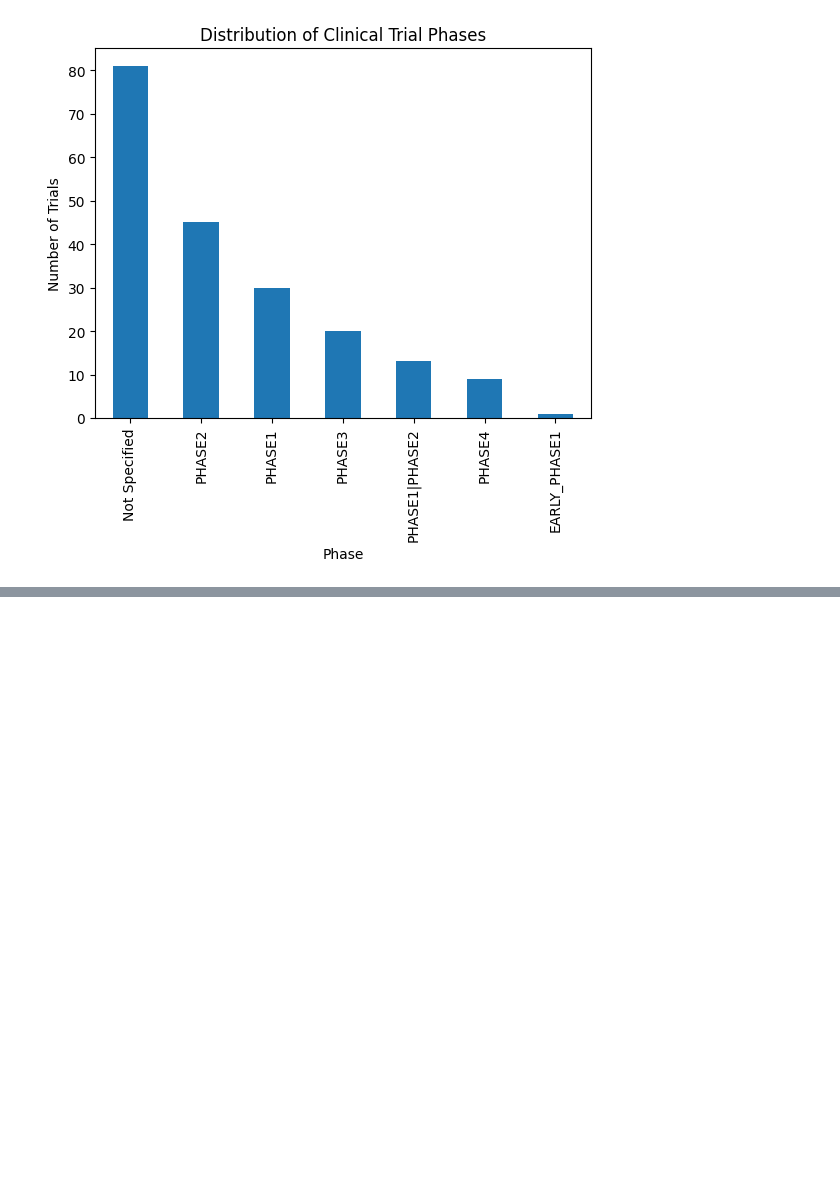
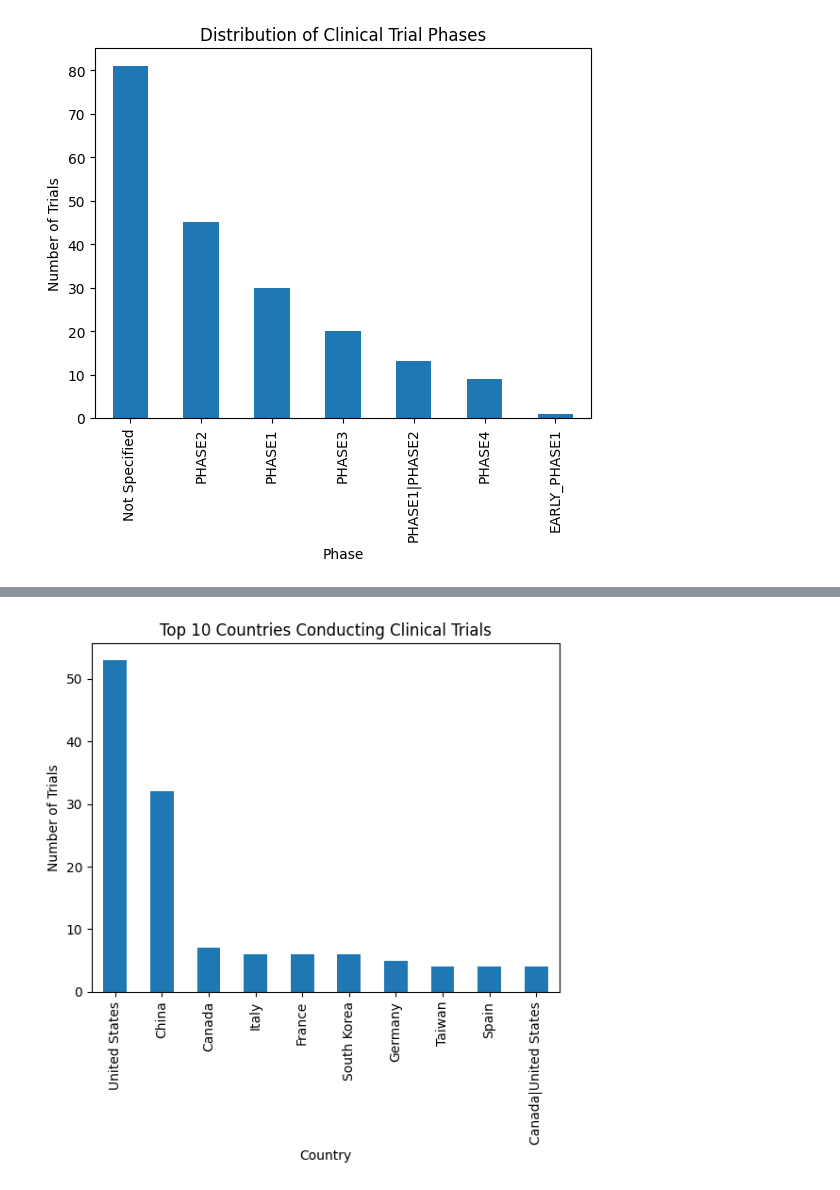
Before and after one commit to Arefeh-Kardani/Clinical-Trials-Analysis, a Jupyter notebook: notebooks/exploration.ipynb, the cells around one changed output, grey strips where cells are left out. Saved outputs shown, nothing was run; the diff lists cells and outputs as text; code cells hidden in the pictures; blank space fills up the shorter version.

```diff
--- a/notebooks/exploration.ipynb
+++ b/notebooks/exploration.ipynb
@@ -167,0 +170,7 @@ plt.show()
+# %%
+import pandas as pd
+
+df = pd.read_csv("../data/clinical_trials_raw.csv")
+country_counts = df['LocationCountry'].value_counts().head(10)
+
+country_counts
@@ -167,0 +190,12 @@ plt.show()
+# %%
+import matplotlib.pyplot as plt
+country_counts.plot(kind='bar')
+
+plt.title("Top 10 Countries Conducting Clinical Trials")
+plt.xlabel("Country")
+plt.ylabel("Number of Trials")
+plt.xticks(rotation=90)
+
+plt.show()
+# %% [output]
+[figure, added]
```
Also changed, not shown: parts of 10 cells of this notebook.
